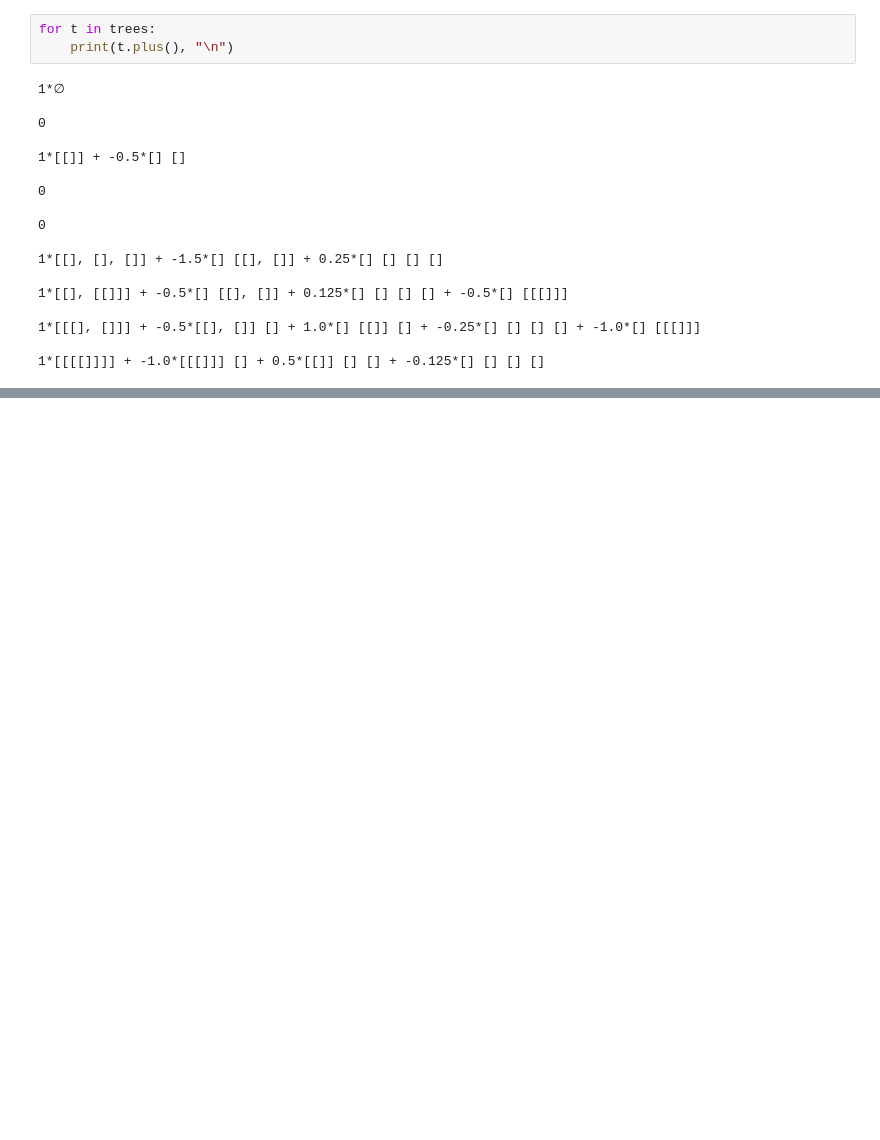
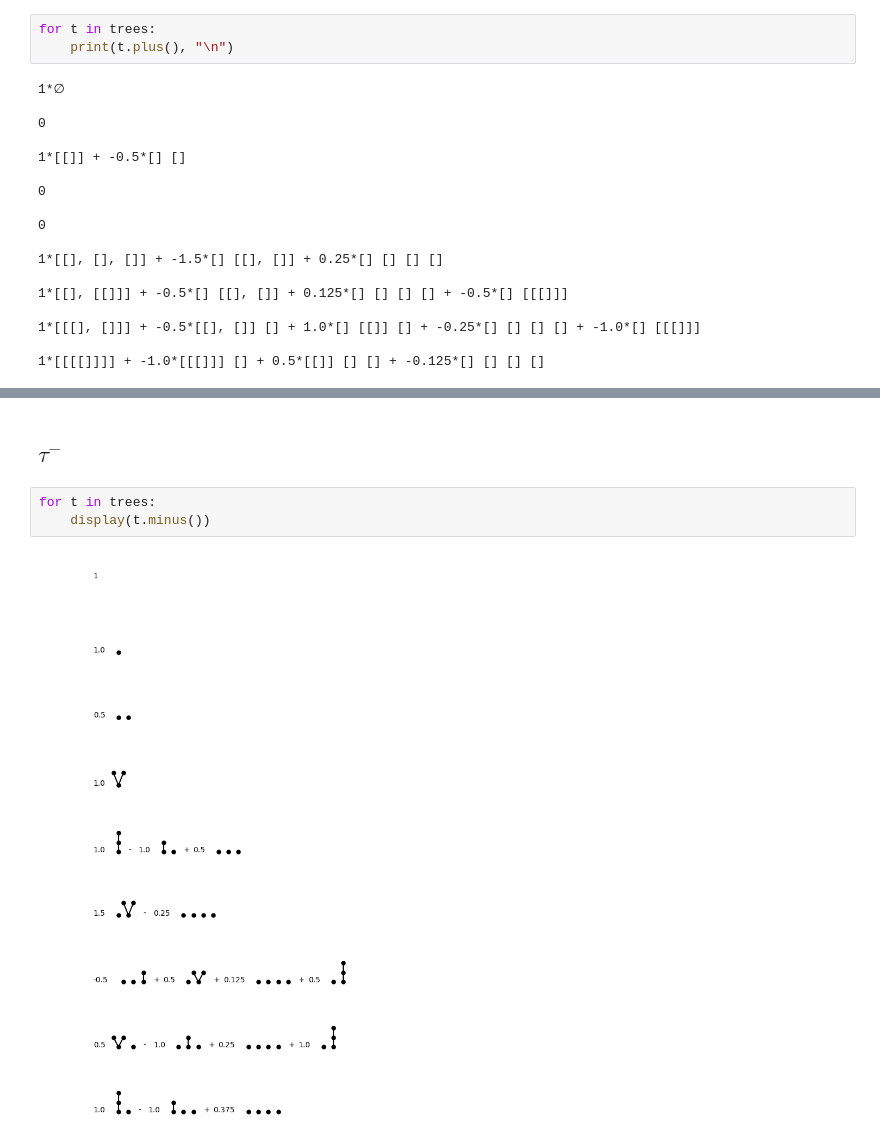
Before and after one commit to daniil-shmelev/kauri, a Jupyter notebook: odd_even_decomp.ipynb, the cells around one changed output, grey strips where cells are left out. Cells and saved outputs as stored; diff of their text form; blank space fills up the shorter version.

```diff
--- a/odd_even_decomp.ipynb
+++ b/odd_even_decomp.ipynb
@@ -76,0 +103,15 @@ for t in trees:
+# %% [markdown]
+## $\tau^-$
+# %%
+for t in trees:
+    display(t.minus())
+# %% [output]
+[figure, added]
+[figure, added]
+[figure, added]
+[figure, added]
+[figure, added]
+[figure, added]
+[figure, added]
+[figure, added]
+[figure, added]
```
Also changed, not shown: parts of 10 cells of this notebook, 2 other files.
